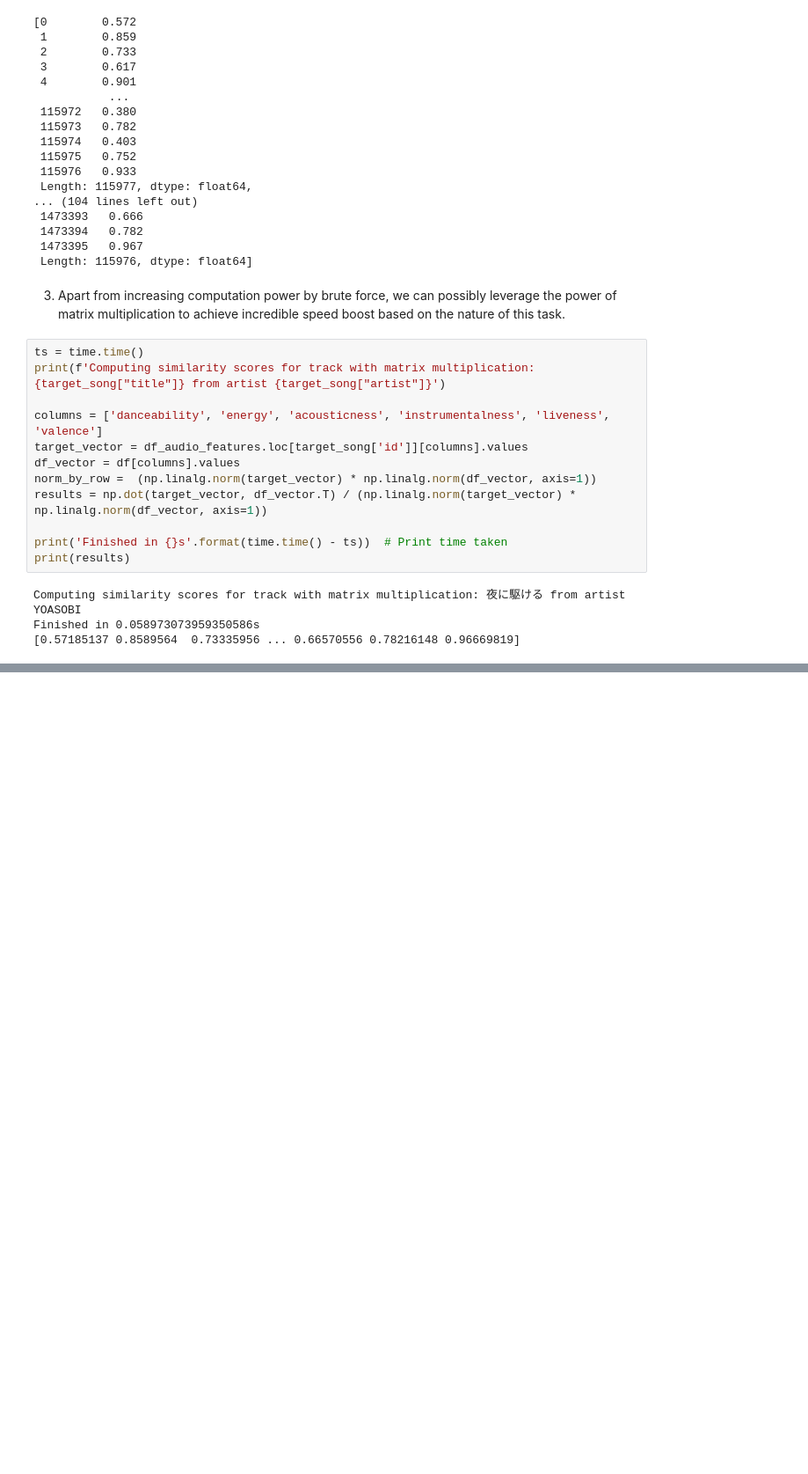
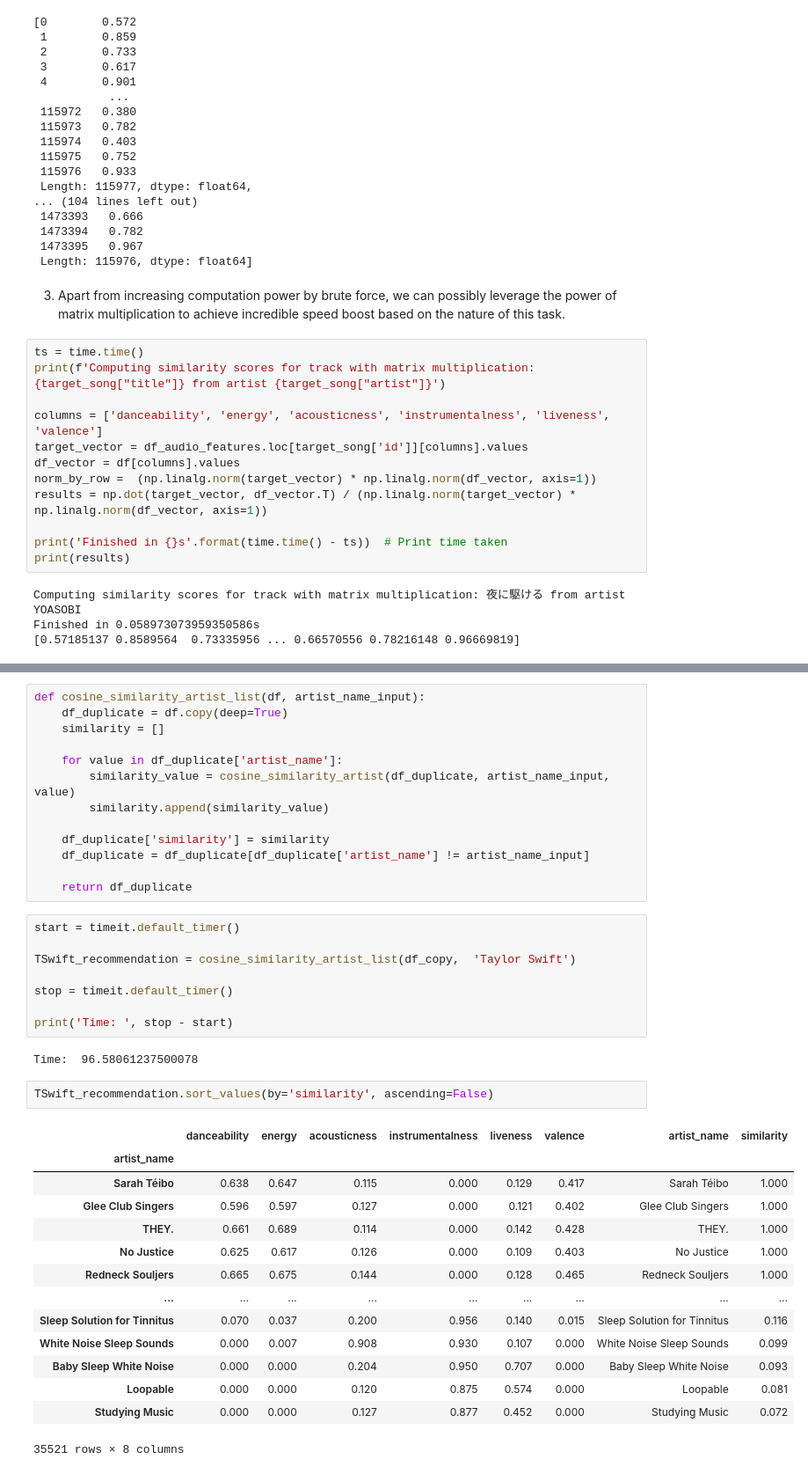
Before and after one commit to kmk9461/advanced_python, a Jupyter notebook: spotify_1mil_tracks.ipynb, the cells around one changed output, grey strips where cells are left out. Shown: that part at 88% size. Saved outputs shown, nothing was run; the diff lists cells and outputs as text; blank space fills up the shorter version.

```diff
--- a/spotify_1mil_tracks.ipynb
+++ b/spotify_1mil_tracks.ipynb
@@ -556,0 +700,40 @@ Finished in 0.058973073959350586s
+# %%
+def cosine_similarity_artist_list(df, artist_name_input):
+    df_duplicate = df.copy(deep=True)
+    similarity = []
+
+    for value in df_duplicate['artist_name']:
+        similarity_value = cosine_similarity_artist(df_duplicate, artist_name_input, value)
+        similarity.append(similarity_value)
+
+    df_duplicate['similarity'] = similarity
+    df_duplicate = df_duplicate[df_duplicate['artist_name'] != artist_name_input]
+
+    return df_duplicate
+# %%
+start = timeit.default_timer()
+
+TSwift_recommendation = cosine_similarity_artist_list(df_copy,  'Taylor Swift')
+
+stop = timeit.default_timer()
+
+print('Time: ', stop - start)
+# %% [output]
+Time:  96.58061237500078
+# %%
+TSwift_recommendation.sort_values(by='similarity', ascending=False)
+# %% [output]
+|  | danceability | energy | acousticness | instrumentalness | liveness | valence | artist_name | similarity |
+| artist_name |  |  |  |  |  |  |  |  |
+| Sarah Téibo | 0.638 | 0.647 | 0.115 | 0.000 | 0.129 | 0.417 | Sarah Téibo | 1.000 |
+| Glee Club Singers | 0.596 | 0.597 | 0.127 | 0.000 | 0.121 | 0.402 | Glee Club Singers | 1.000 |
+| THEY. | 0.661 | 0.689 | 0.114 | 0.000 | 0.142 | 0.428 | THEY. | 1.000 |
+| No Justice | 0.625 | 0.617 | 0.126 | 0.000 | 0.109 | 0.403 | No Justice | 1.000 |
+| Redneck Souljers | 0.665 | 0.675 | 0.144 | 0.000 | 0.128 | 0.465 | Redneck Souljers | 1.000 |
+| ... | ... | ... | ... | ... | ... | ... | ... | ... |
+| Sleep Solution for Tinnitus | 0.070 | 0.037 | 0.200 | 0.956 | 0.140 | 0.015 | Sleep Solution for Tinnitus | 0.116 |
+| White Noise Sleep Sounds | 0.000 | 0.007 | 0.908 | 0.930 | 0.107 | 0.000 | White Noise Sleep Sounds | 0.099 |
+| Baby Sleep White Noise | 0.000 | 0.000 | 0.204 | 0.950 | 0.707 | 0.000 | Baby Sleep White Noise | 0.093 |
+| Loopable | 0.000 | 0.000 | 0.120 | 0.875 | 0.574 | 0.000 | Loopable | 0.081 |
+| Studying Music | 0.000 | 0.000 | 0.127 | 0.877 | 0.452 | 0.000 | Studying Music | 0.072 |
+35521 rows × 8 columns
```
Also changed, not shown: parts of 16 cells of this notebook, 1 other file.
